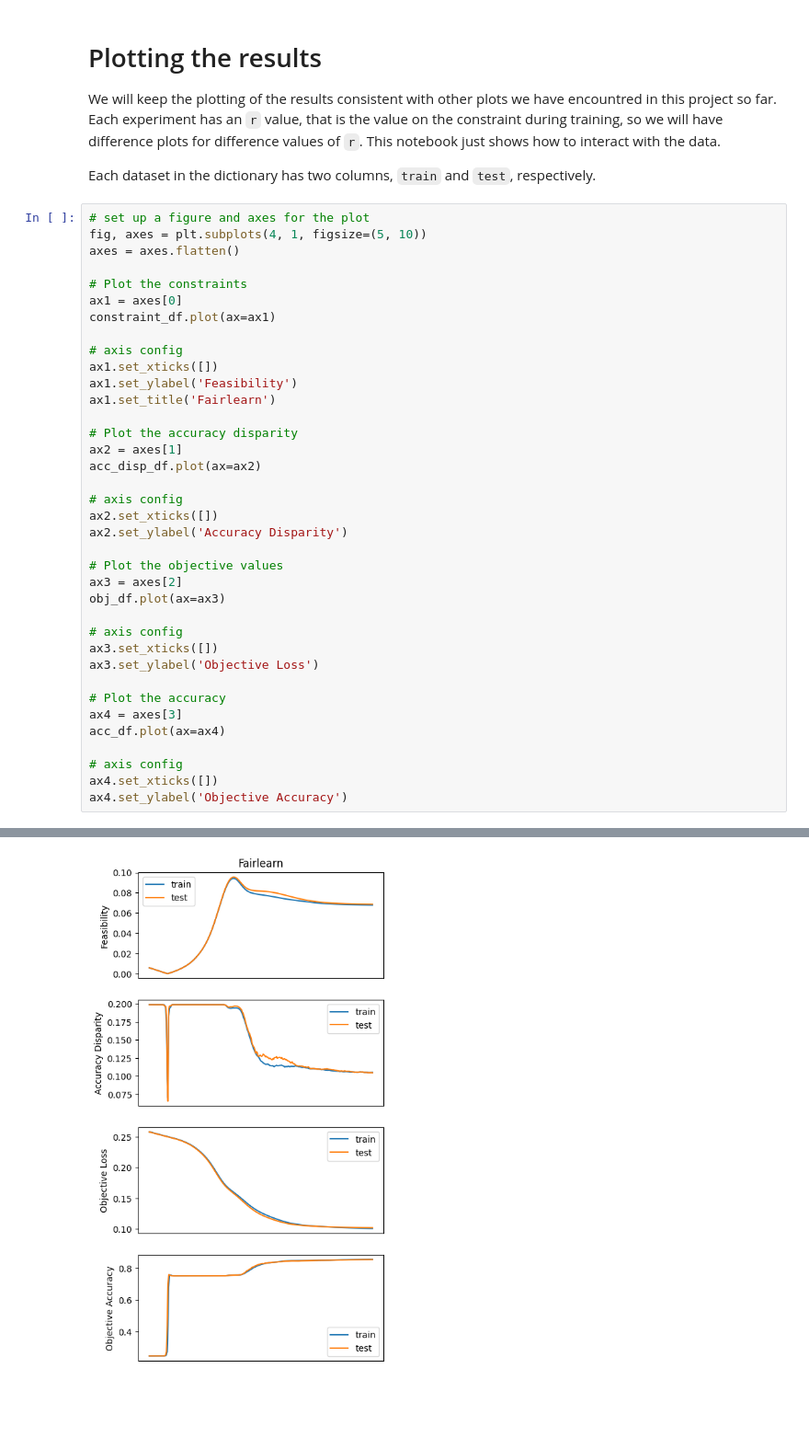
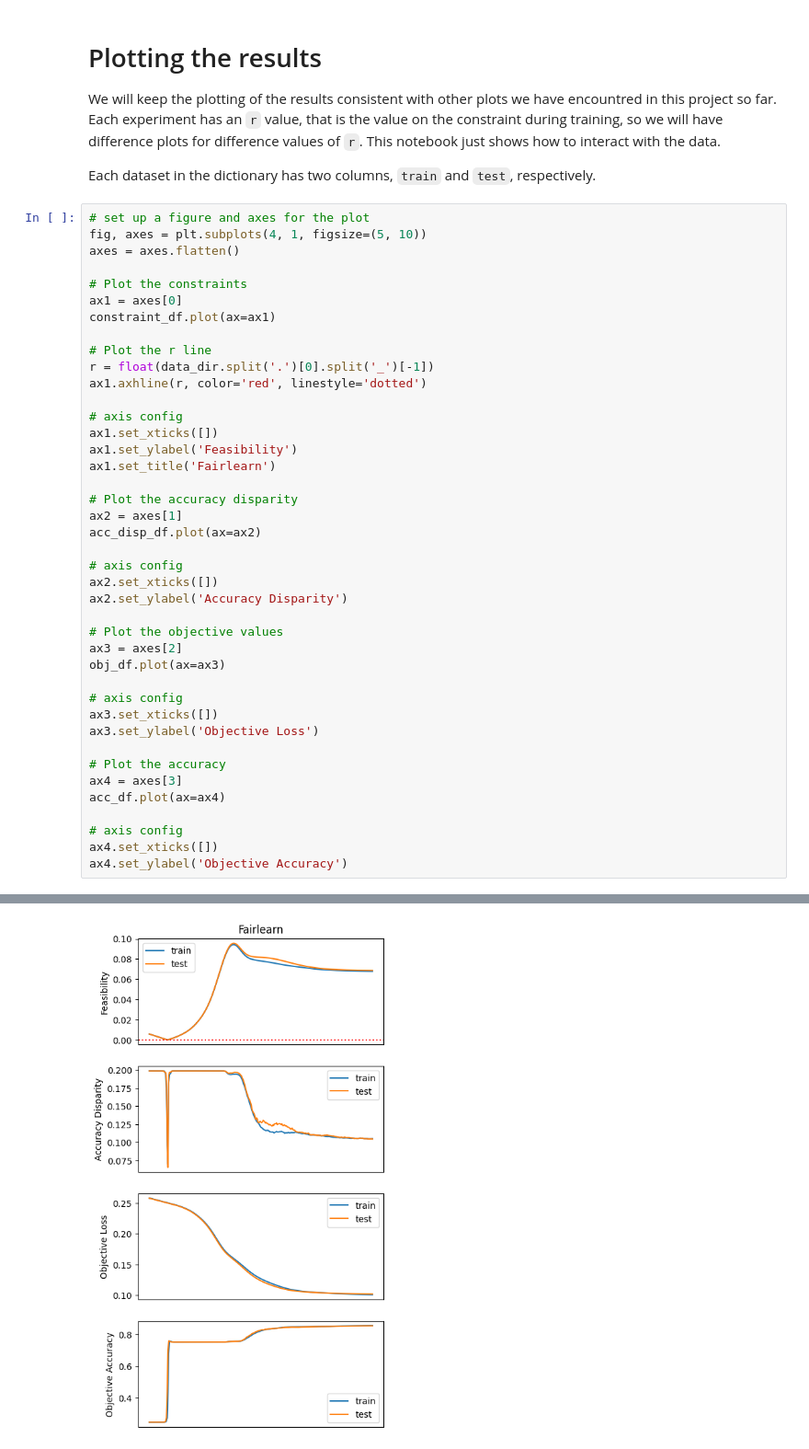
Before and after one commit to sun-umn/Constrained-Deep-Learning-Survey, a Jupyter notebook: notebooks/Fairlearn-Analysis.ipynb, the cells around one changed output, grey strips where cells are left out. Shown at 92% size. Saved outputs shown, nothing was run; the diff lists cells and outputs as text; blank space fills up the shorter version.

Commit message:
plotting the feasibility region

```diff
--- a/notebooks/Fairlearn-Analysis.ipynb
+++ b/notebooks/Fairlearn-Analysis.ipynb
@@ -58,35 +58,39 @@ axes = axes.flatten()
 # Plot the constraints
 ax1 = axes[0]
 constraint_df.plot(ax=ax1)
+
+# Plot the r line
+r = float(data_dir.split('.')[0].split('_')[-1])
+ax1.axhline(r, color='red', linestyle='dotted')
 
 # axis config
 ax1.set_xticks([])
 ax1.set_ylabel('Feasibility')
 ax1.set_title('Fairlearn')
 
 # Plot the accuracy disparity
 ax2 = axes[1]
 acc_disp_df.plot(ax=ax2)
 
 # axis config
 ax2.set_xticks([])
 ax2.set_ylabel('Accuracy Disparity')
 
 # Plot the objective values
 ax3 = axes[2]
 obj_df.plot(ax=ax3)
 
 # axis config
 ax3.set_xticks([])
 ax3.set_ylabel('Objective Loss')
 
 # Plot the accuracy
 ax4 = axes[3]
 acc_df.plot(ax=ax4)
 
 # axis config
 ax4.set_xticks([])
 ax4.set_ylabel('Objective Accuracy')
 # %% [output]
 Text(0, 0.5, 'Objective Accuracy')
-[figure, old version]
+[figure, new version]
```
